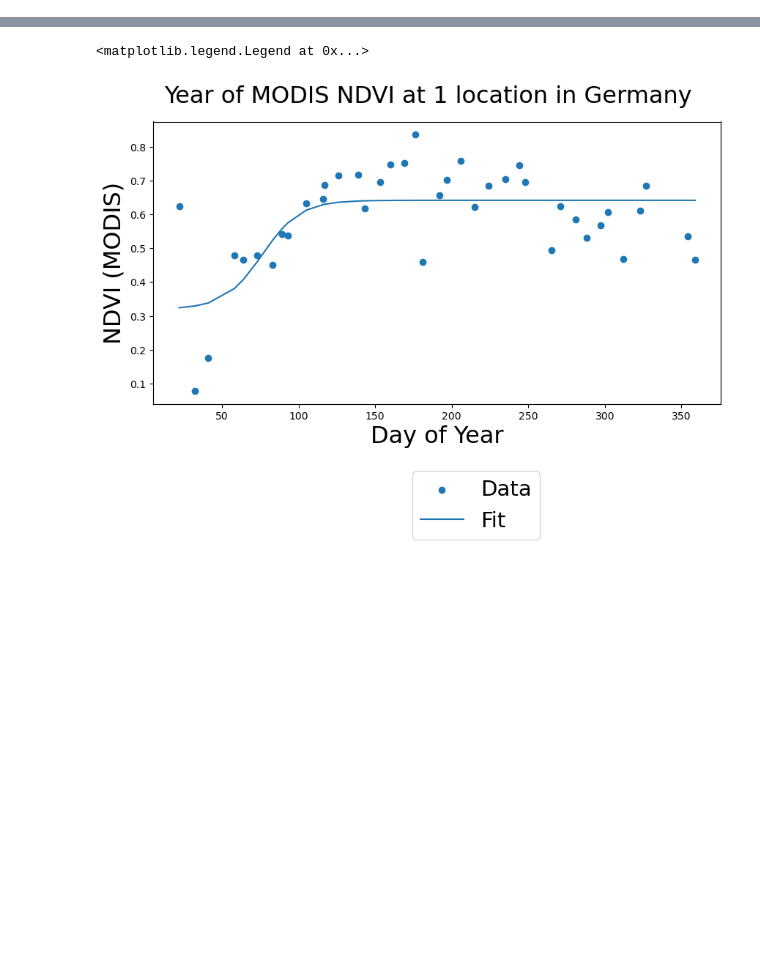
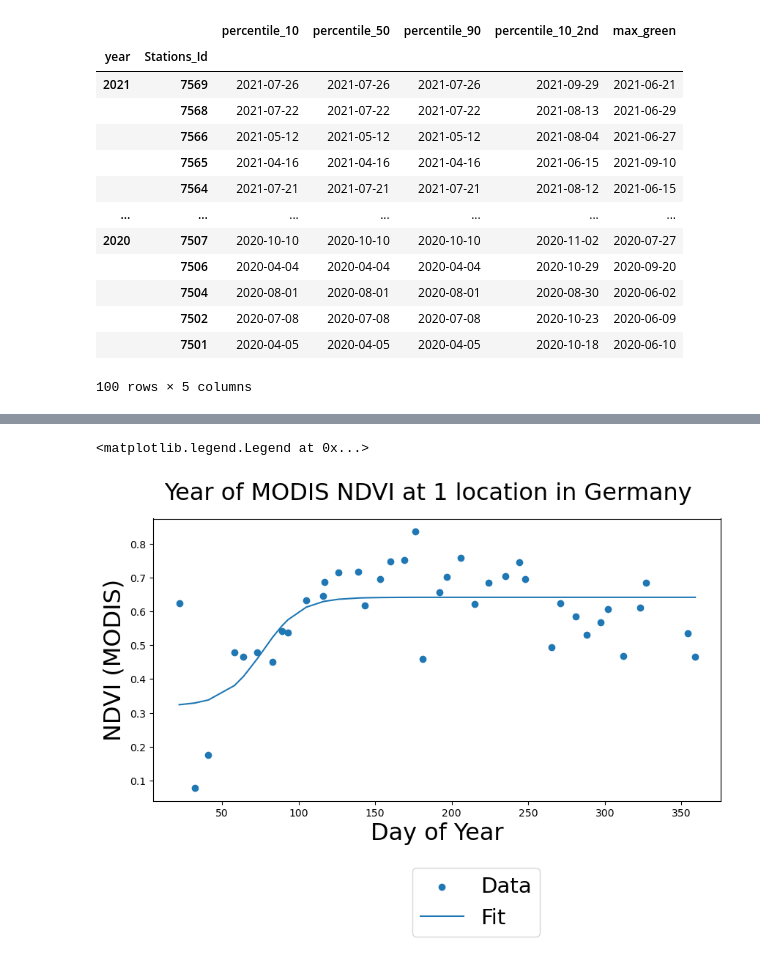
Before and after one commit to MartinP556/Satellite_Feature_Extraction, a Jupyter notebook: first_try_logit2.ipynb, the cells around one changed output, grey strips where cells are left out. Cells and saved outputs as stored; diff of their text form; code cells hidden in the pictures; blank space fills up the shorter version.

```diff
--- a/first_try_logit2.ipynb
+++ b/first_try_logit2.ipynb
@@ -211,8 +33,8 @@ def add_EOS_to_df(df):
 # %%
 ds = pd.read_csv('C:\\Users\\wlwc1989\\Documents\\Phenology_Test_Notebooks\\earth_engine_MP\\Saved_files\\MODIS\\Kenya\\satdata0.csv')
-ds = add_SOS_to_df(ds)
-ds = add_EOS_to_df(ds)
+ds = data_cleaning.add_SOS_to_df(ds)
+ds = data_cleaning.add_EOS_to_df(ds)
 ds['NDVI'] = normalized_difference(ds['median sur_refl_b02'], ds['median sur_refl_b01'])
 max_value_interpolated = data_cleaning.map_max_value_int(ds, window_size=8)
-#array_input = make_df_samples(max_value_interpolated, sample_number = 1000, m_window_size = 5)
-#sampled_locs_input = make_tensor_from_timeseries(max_value_interpolated, sample_number = 100, m_window_size = 5, format_choice = 'numpy')
+array_input = data_cleaning.make_df_samples(max_value_interpolated, sample_number = 1000, m_window_size = 5)
+sampled_locs_input = data_cleaning.make_tensor_from_timeseries(max_value_interpolated, sample_number = 100, m_window_size = 5, format_choice = 'numpy')
@@ -265,0 +199,2 @@ ds.loc[:, ['lat', 'lon']].drop_duplicates()
+# %%
+LSP.set_index(['year', 'Stations_Id'], inplace=True)
@@ -266 +220,18 @@ ds.loc[:, ['lat', 'lon']].drop_duplicates()
+# %%
+LSP
+# %% [output]
+|  |  | percentile_10 | percentile_50 | percentile_90 | percentile_10_2nd | max_green |
+| year | Stations_Id |  |  |  |  |  |
+| 2021 | 7569 | 2021-07-26 | 2021-07-26 | 2021-07-26 | 2021-09-29 | 2021-06-21 |
+|  | 7568 | 2021-07-22 | 2021-07-22 | 2021-07-22 | 2021-08-13 | 2021-06-29 |
+|  | 7566 | 2021-05-12 | 2021-05-12 | 2021-05-12 | 2021-08-04 | 2021-06-27 |
+|  | 7565 | 2021-04-16 | 2021-04-16 | 2021-04-16 | 2021-06-15 | 2021-09-10 |
+|  | 7564 | 2021-07-21 | 2021-07-21 | 2021-07-21 | 2021-08-12 | 2021-06-15 |
+| ... | ... | ... | ... | ... | ... | ... |
+| 2020 | 7507 | 2020-10-10 | 2020-10-10 | 2020-10-10 | 2020-11-02 | 2020-07-27 |
+|  | 7506 | 2020-04-04 | 2020-04-04 | 2020-04-04 | 2020-10-29 | 2020-09-20 |
+|  | 7504 | 2020-08-01 | 2020-08-01 | 2020-08-01 | 2020-08-30 | 2020-06-02 |
+|  | 7502 | 2020-07-08 | 2020-07-08 | 2020-07-08 | 2020-10-23 | 2020-06-09 |
+|  | 7501 | 2020-04-05 | 2020-04-05 | 2020-04-05 | 2020-10-18 | 2020-06-10 |
+100 rows × 5 columns
 # %%
```
Also changed, not shown: parts of 38 cells of this notebook, 5 other files.
